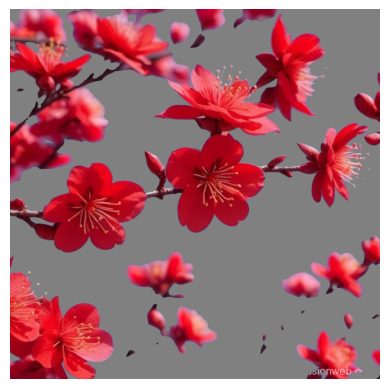
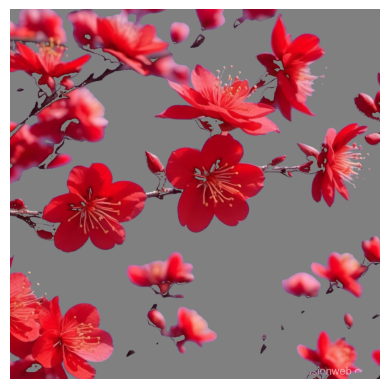
Code edit (unified diff) that turned the first committed figure into the second:
--- before
+++ after
@@ -1,12 +1,26 @@
-img_1 = imgs[0]
+img_1 = imgs[0].copy()
 
+# RGB-basiertes Color Slicing
+# Extraktion der RGB-Kanäle
 R = img_1[:,:,0].astype(float)
 G = img_1[:,:,1].astype(float)
 B = img_1[:,:,2].astype(float)
 
-mask = (B > R) & (B > G)
+# Prototyp 1: Rote Blüten (R dominant)
+# Bedingung: R > G und R > B und R muss ausreichend hoch sein
+red_flowers = (R > G) & (R > B) & (R > 100)
 
-img_1[mask] = 128
+# Prototyp 2: Zweige/Knospen (dunkel, braun) hinzufügen
+# Dunkelbraun: alle RGB-Werte niedrig und relativ gleich
+dark_branches = (R < 150) & (G < 150) & (B < 150) & \
+                (np.abs(R - G) < 50) & (np.abs(R - B) < 50) & (np.abs(G - B) < 50)
 
-plt.imshow(img_1)
+# Kombiniere beide Masken
+mask_rgb = red_flowers | dark_branches
+
+# Ergebnisbild: Original wo Maske wahr, sonst Grau (128)
+result_rgb = np.ones_like(img_1) * 128
+result_rgb[mask_rgb] = img_1[mask_rgb]
+
+plt.imshow(result_rgb)
 plt.axis("off")

Commit: update 5.3